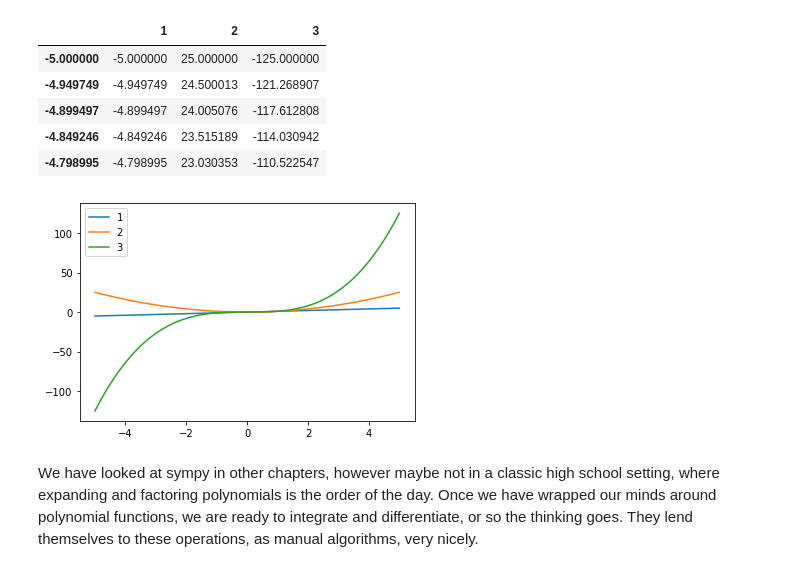
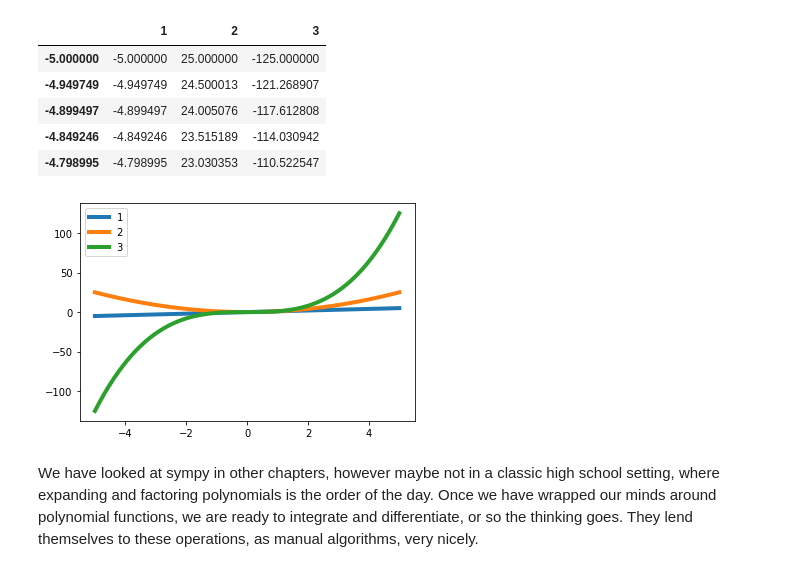
Before and after one commit to 4dsolutions/elite_school, a Jupyter notebook: ADS_highschool_math.ipynb, the cells around one changed output. Drawn from its saved outputs; the diff is of its cells as text; code cells hidden in the pictures.

```diff
--- a/ADS_highschool_math.ipynb
+++ b/ADS_highschool_math.ipynb
@@ -695,9 +708,9 @@ table.head()
 | -4.849246 | -4.849246 | 23.515189 | -114.030942 |
 | -4.798995 | -4.798995 | 23.030353 | -110.522547 |
 # %%
-table.plot();
+table.plot(lw = 4);
 # %% [output]
-[figure, old version]
+[figure, new version]
 # %% [markdown]
 We have looked at sympy in other chapters, however maybe not in a classic high school setting, where expanding and factoring polynomials is the order of the day.  Once we have wrapped our minds around polynomial functions, we are ready to integrate and differentiate, or so the thinking goes. They lend themselves to these operations, as manual algorithms, very nicely.
 # %%
```
Also changed, not shown: parts of 29 cells of this notebook.
